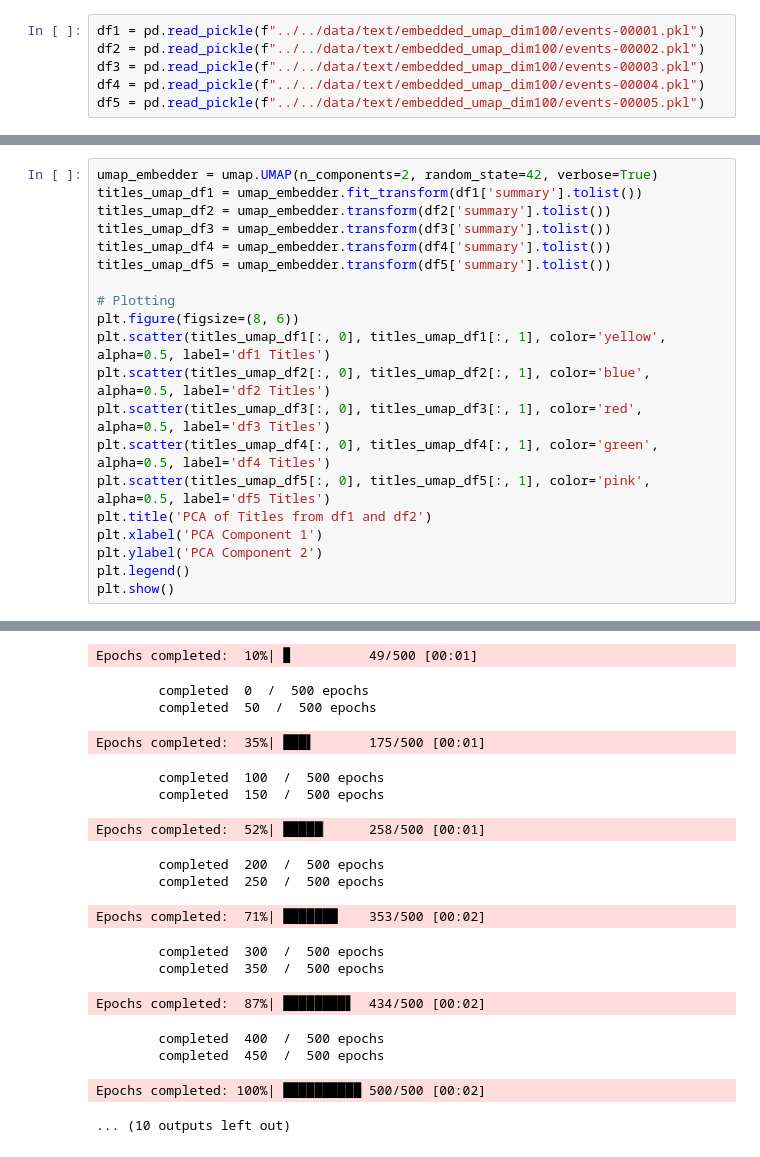
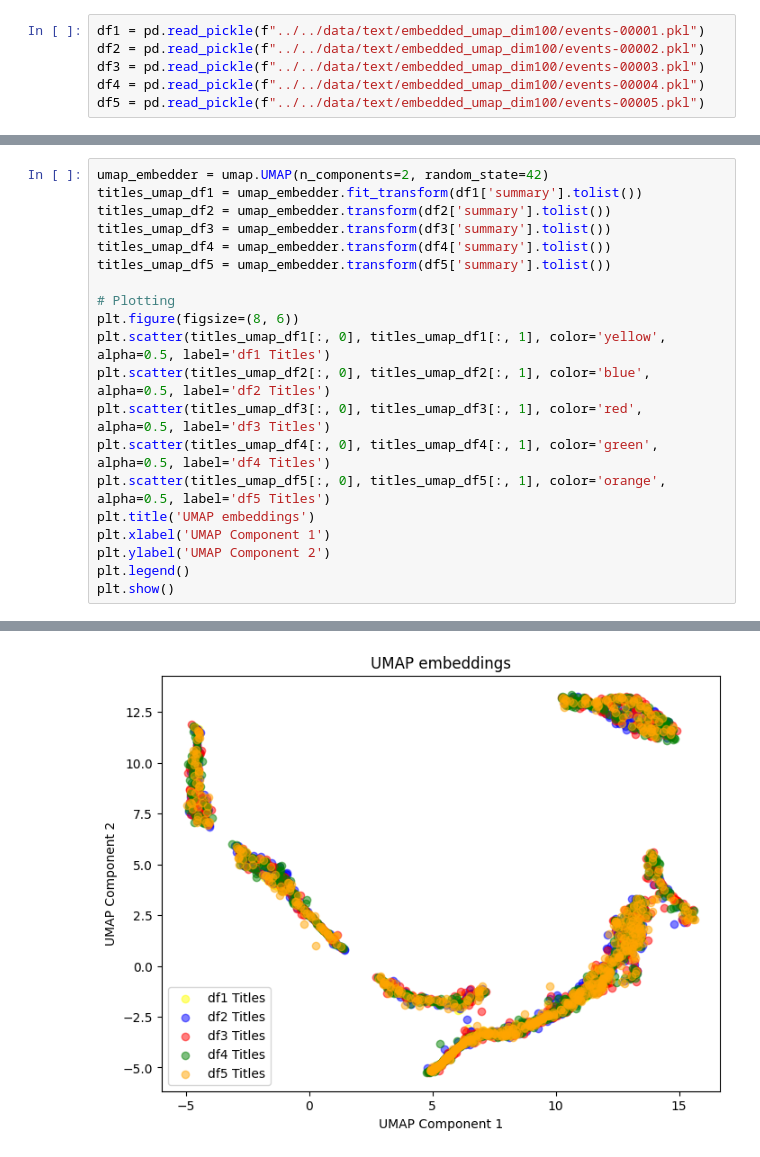
Before and after one commit to AMGrobelnik/MLG-Predicting-Impacful-Events, a Jupyter notebook: preprocess/llm/umap_analysis.ipynb, the cells around one changed output, grey strips where cells are left out. Saved outputs shown, nothing was run; the diff lists cells and outputs as text.

```diff
--- a/preprocess/llm/umap_analysis.ipynb
+++ b/preprocess/llm/umap_analysis.ipynb
@@ -37,5 +36,5 @@ plt.show()
 # %%
-umap_embedder = umap.UMAP(n_components=2, random_state=42, verbose=True)
+umap_embedder = umap.UMAP(n_components=2, random_state=42)
 titles_umap_df1 = umap_embedder.fit_transform(df1['summary'].tolist())
 titles_umap_df2 = umap_embedder.transform(df2['summary'].tolist())
 titles_umap_df3 = umap_embedder.transform(df3['summary'].tolist())
@@ -48,10 +47,10 @@ plt.scatter(titles_umap_df1[:, 0], titles_umap_df1[:, 1], color='yellow', alpha=
 plt.scatter(titles_umap_df2[:, 0], titles_umap_df2[:, 1], color='blue', alpha=0.5, label='df2 Titles')
 plt.scatter(titles_umap_df3[:, 0], titles_umap_df3[:, 1], color='red', alpha=0.5, label='df3 Titles')
 plt.scatter(titles_umap_df4[:, 0], titles_umap_df4[:, 1], color='green', alpha=0.5, label='df4 Titles')
-plt.scatter(titles_umap_df5[:, 0], titles_umap_df5[:, 1], color='pink', alpha=0.5, label='df5 Titles')
-plt.title('PCA of Titles from df1 and df2')
-plt.xlabel('PCA Component 1')
-plt.ylabel('PCA Component 2')
+plt.scatter(titles_umap_df5[:, 0], titles_umap_df5[:, 1], color='orange', alpha=0.5, label='df5 Titles')
+plt.title('UMAP embeddings')
+plt.xlabel('UMAP Component 1')
+plt.ylabel('UMAP Component 2')
 plt.legend()
 plt.show()
 # %% [output]
@@ -63,17 +57 @@ Tue Dec 12 16:10:44 2023 Construct embedding
-Epochs completed:  10%| ▉          49/500 [00:01]
-        completed  0  /  500 epochs
-        completed  50  /  500 epochs
-Epochs completed:  35%| ███▌       175/500 [00:01]
-        completed  100  /  500 epochs
-        completed  150  /  500 epochs
-Epochs completed:  52%| █████▏     258/500 [00:01]
-        completed  200  /  500 epochs
-        completed  250  /  500 epochs
-Epochs completed:  71%| ███████    353/500 [00:02]
-        completed  300  /  500 epochs
-        completed  350  /  500 epochs
-Epochs completed:  87%| ████████▋  434/500 [00:02]
-        completed  400  /  500 epochs
-        completed  450  /  500 epochs
-Epochs completed: 100%| ██████████ 500/500 [00:02]
-... (10 outputs left out)
+[figure, added]
```
Also changed, not shown: parts of 3 cells of this notebook, 1 other file.
